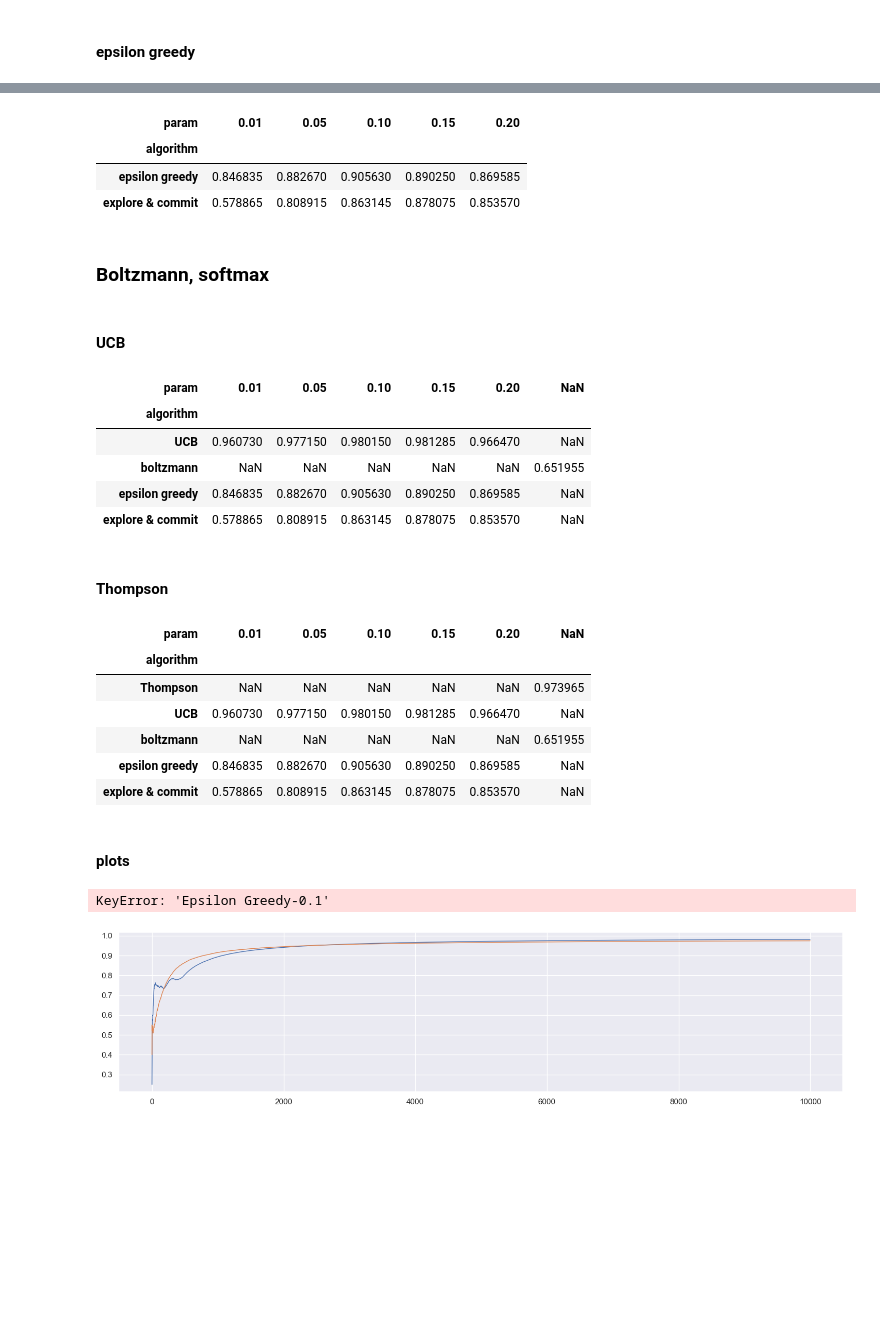
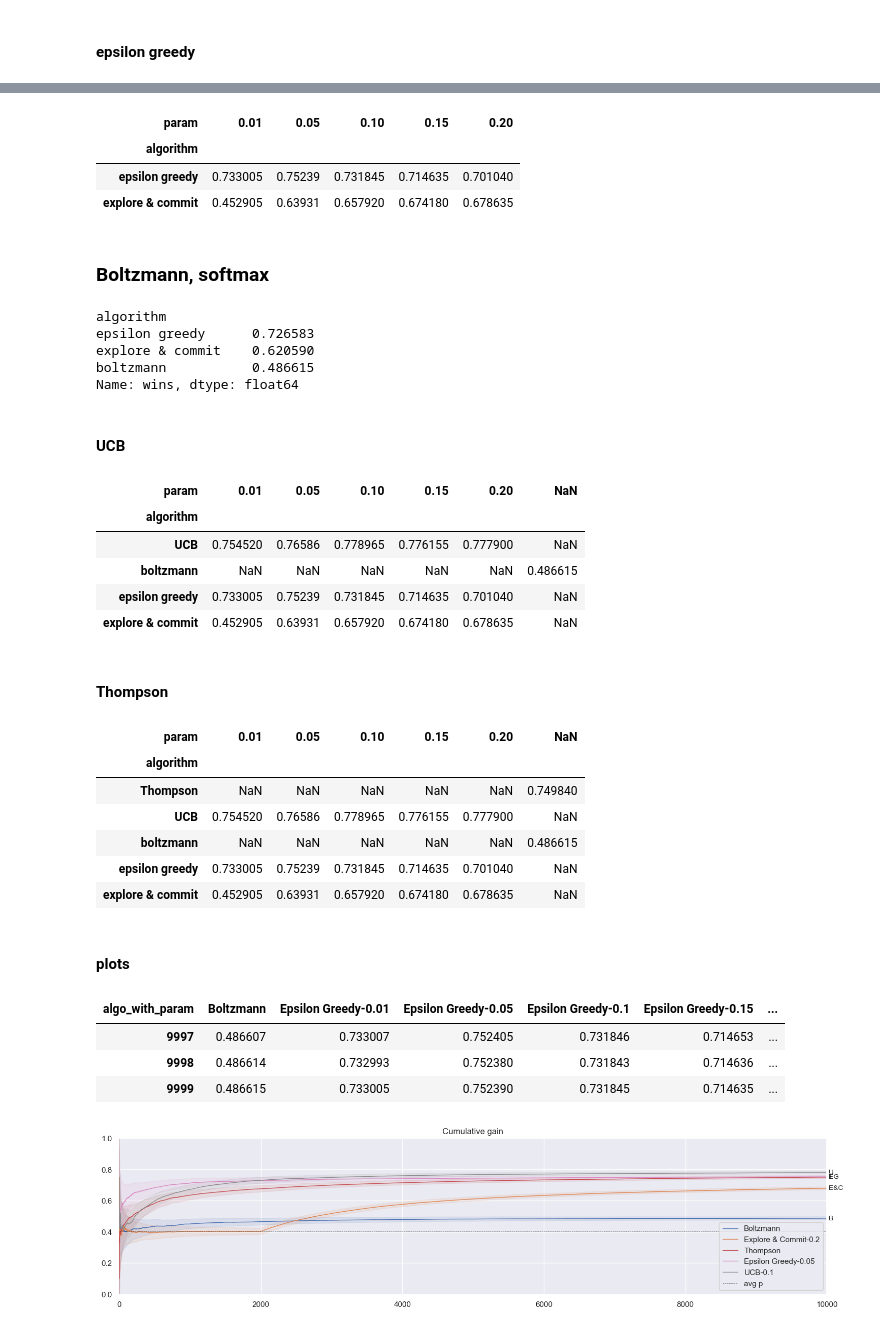
Before and after one commit to rubennaeff/data-science, a Jupyter notebook: exploration/exploration.ipynb, the cells around one changed output, grey strips where cells are left out. Drawn from its saved outputs; the diff is of its cells as text; code cells hidden in the pictures; blank space fills up the shorter version.

Commit message:
bandits update

```diff
--- a/exploration/exploration.ipynb
+++ b/exploration/exploration.ipynb
@@ -9,7 +9,7 @@ sns.set()
 n_bandits = 100
 n_tries = 10000
 
-np.random.seed(1234)
-p_true = np.random.rand(n_bandits)
+np.random.seed(123)
+p_true = np.random.rand(n_bandits) * .8  # average around 40%
 p_true.mean()
 # %% [output]
@@ -104,8 +94,8 @@ pd.DataFrame(stats).groupby(['algorithm', 'param'], dropna=False)['wins'].mean()
 # %% [output]
 | param | 0.01 | 0.05 | 0.10 | 0.15 | 0.20 |
 | algorithm |  |  |  |  |  |
-| epsilon greedy | 0.846835 | 0.882670 | 0.905630 | 0.890250 | 0.869585 |
-| explore & commit | 0.578865 | 0.808915 | 0.863145 | 0.878075 | 0.853570 |
+| epsilon greedy | 0.733005 | 0.75239 | 0.731845 | 0.714635 | 0.701040 |
+| explore & commit | 0.452905 | 0.63931 | 0.657920 | 0.674180 | 0.678635 |
 # %% [markdown]
 ### Boltzmann, softmax
 # %%
@@ -131,3 +120,11 @@ for _ in range(n_runs):
+# %%
+pd.DataFrame(stats).groupby(['algorithm'])['wins'].mean().sort_values(ascending=False) / n_tries
+# %% [output]
+algorithm
+epsilon greedy      0.726583
+explore & commit    0.620590
+boltzmann           0.486615
+Name: wins, dtype: float64
 # %% [markdown]
 #### UCB
 # %%
@@ -163,10 +159,10 @@ pd.DataFrame(stats).groupby(['algorithm', 'param'], dropna=False)['wins'].mean()
 # %% [output]
 | param | 0.01 | 0.05 | 0.10 | 0.15 | 0.20 | NaN |
 | algorithm |  |  |  |  |  |  |
-| UCB | 0.960730 | 0.977150 | 0.980150 | 0.981285 | 0.966470 | NaN |
-| boltzmann | NaN | NaN | NaN | NaN | NaN | 0.651955 |
-| epsilon greedy | 0.846835 | 0.882670 | 0.905630 | 0.890250 | 0.869585 | NaN |
-| explore & commit | 0.578865 | 0.808915 | 0.863145 | 0.878075 | 0.853570 | NaN |
+| UCB | 0.754520 | 0.76586 | 0.778965 | 0.776155 | 0.777900 | NaN |
+| boltzmann | NaN | NaN | NaN | NaN | NaN | 0.486615 |
+| epsilon greedy | 0.733005 | 0.75239 | 0.731845 | 0.714635 | 0.701040 | NaN |
+| explore & commit | 0.452905 | 0.63931 | 0.657920 | 0.674180 | 0.678635 | NaN |
 # %% [markdown]
 #### Thompson
 # %%
@@ -198,8 +191,8 @@ pd.DataFrame(stats).groupby(['algorithm', 'param'], dropna=False)['wins'].mean()
 # %% [output]
 | param | 0.01 | 0.05 | 0.10 | 0.15 | 0.20 | NaN |
 | algorithm |  |  |  |  |  |  |
-| Thompson | NaN | NaN | NaN | NaN | NaN | 0.973965 |
-| UCB | 0.960730 | 0.977150 | 0.980150 | 0.981285 | 0.966470 | NaN |
-| boltzmann | NaN | NaN | NaN | NaN | NaN | 0.651955 |
-| epsilon greedy | 0.846835 | 0.882670 | 0.905630 | 0.890250 | 0.869585 | NaN |
-| explore & commit | 0.578865 | 0.808915 | 0.863145 | 0.878075 | 0.853570 | NaN |
+| Thompson | NaN | NaN | NaN | NaN | NaN | 0.749840 |
+| UCB | 0.754520 | 0.76586 | 0.778965 | 0.776155 | 0.777900 | NaN |
+| boltzmann | NaN | NaN | NaN | NaN | NaN | 0.486615 |
+| epsilon greedy | 0.733005 | 0.75239 | 0.731845 | 0.714635 | 0.701040 | NaN |
+| explore & commit | 0.452905 | 0.63931 | 0.657920 | 0.674180 | 0.678635 | NaN |
@@ -210,38 +201,46 @@ pd.DataFrame(stats).groupby(['algorithm', 'param'], dropna=False)['wins'].mean()
 # %%
 df = pd.DataFrame(stats)
 assert df['tries'].min() == n_tries  # making sure no bugs
+
+# clean up names and things
+df['algorithm'] = df['algorithm'].str.title().str.replace('Ucb', 'UCB')
+df['algo_with_param'] = df['algorithm'] + df['param'].map(lambda x: "" if np.isnan(x) else "-%s" % x)
+
+# pick results from the best params
+algo_with_params = df.groupby(['algorithm', 'algo_with_param'], dropna=False)['wins'].mean().unstack().T.idxmax().values
+algo_with_params = df.groupby('algo_with_param')['wins'].mean().loc[algo_with_params].sort_values().index  # sort by performance
+algorithms = [algo.split('-')[0] for algo in algo_with_params]
+
+# create summary table with best versions
 df['series'] = df['series'].map(np.array)
-# pick results from the best params
-param_scores = df.groupby(['algorithm', 'param'], dropna=False)['wins'].mean().unstack().T
-best_params = {algo: params.idxmax() for algo, params in param_scores.items()}
-df = df.groupby(['algorithm', 'param'], dropna=False)['series'].mean().loc[best_params.items()]
+df = df.groupby('algo_with_param')['series'].mean()
 df = pd.DataFrame(np.array(df.values.tolist()), index=df.index).T
 n = np.arange(len(df)) + 1
 df = df.div(n, axis=0)
-df = df[df.iloc[-1].sort_values(ascending=False).index]  # sort by performance
-algorithms = list(zip(*df.columns))[0]
-df.columns = df.columns.map(lambda x: x[0] if np.isnan(x[1]) else "%s-%s" % x).str.title().str.replace('Ucb', 'UCB')
-algo_with_params = df.columns
+df.tail(3)
+# %% [output]
+| algo_with_param | Boltzmann | Epsilon Greedy-0.01 | Epsilon Greedy-0.05 | Epsilon Greedy-0.1 | Epsilon Greedy-0.15 | ... |
+| 9997 | 0.486607 | 0.733007 | 0.752405 | 0.731846 | 0.714653 | ... |
+| 9998 | 0.486614 | 0.732993 | 0.752380 | 0.731843 | 0.714636 | ... |
+| 9999 | 0.486615 | 0.733005 | 0.752390 | 0.731845 | 0.714635 | ... |
 # %%
-colors = dict(zip(algorithms, np.array(sns.color_palette())[[0, 1, 3, 6, 7]]))
-for algo_with_p in algo_with_params:
-    for algo in algorithms:
-        if algo_with_p.find(algo) > -1:
-            colors[algo_with_p] = colors[algo]
-# sns.color_palette()
+my_colors = np.array(sns.color_palette())[[0, 1, 3, 6, 7]]
+colors = dict(zip(algorithms, my_colors))
+for col in df:
+    colors[col] = colors[col.split('-')[0]]
+# colors
 # %%
-ax = df.plot(figsize=(18, 4), lw=1, color=colors)
+ax = df[algo_with_params].plot(figsize=(18, 4), lw=1, color=colors)
 err = 1.96 * np.sqrt((df * (1 - df)).div(n, axis=0))
-for col in df:
+for col in algo_with_params:
     ax.fill_between(df.index, df[col] + err[col], df[col] - err[col], color=colors[col], alpha=.1)
     is_ss_max_idx = (df[col] - err[col]) > (df[list(set(df.columns) - {col})] + err).max(axis=1)
     df[col][is_ss_max_idx].plot(color=colors[col], ax=ax, lw=3, label='')
     ax.text(df.index[-1], df[col].iloc[-1], ' %s' % (''.join([word[0] for word in col.split()])), va='center', fontsize=10)
 ax.hlines(p_true.mean(), 0, n_tries, lw=.5, color='k', linestyles='--', alpha=.7, label='avg p')
 ax.set_xlim(-10, n_tries), ax.set_ylim(0, 1)
 ax.set_title('Cumulative gain')
 _ = plt.legend(loc='lower right', bbox_to_anchor=(1, 0))
 # %% [output]
-KeyError: 'Epsilon Greedy-0.1'
-[figure, old version]
+[figure, new version]
 # %%
```
Also changed, not shown: parts of 17 cells of this notebook.
